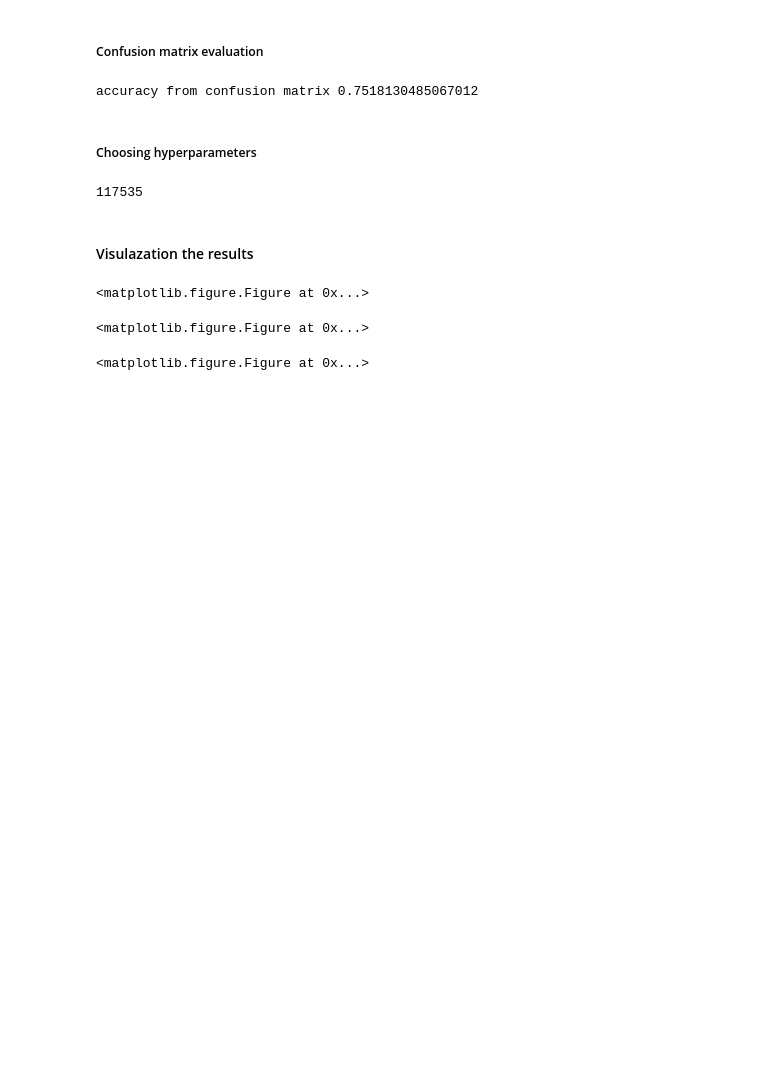
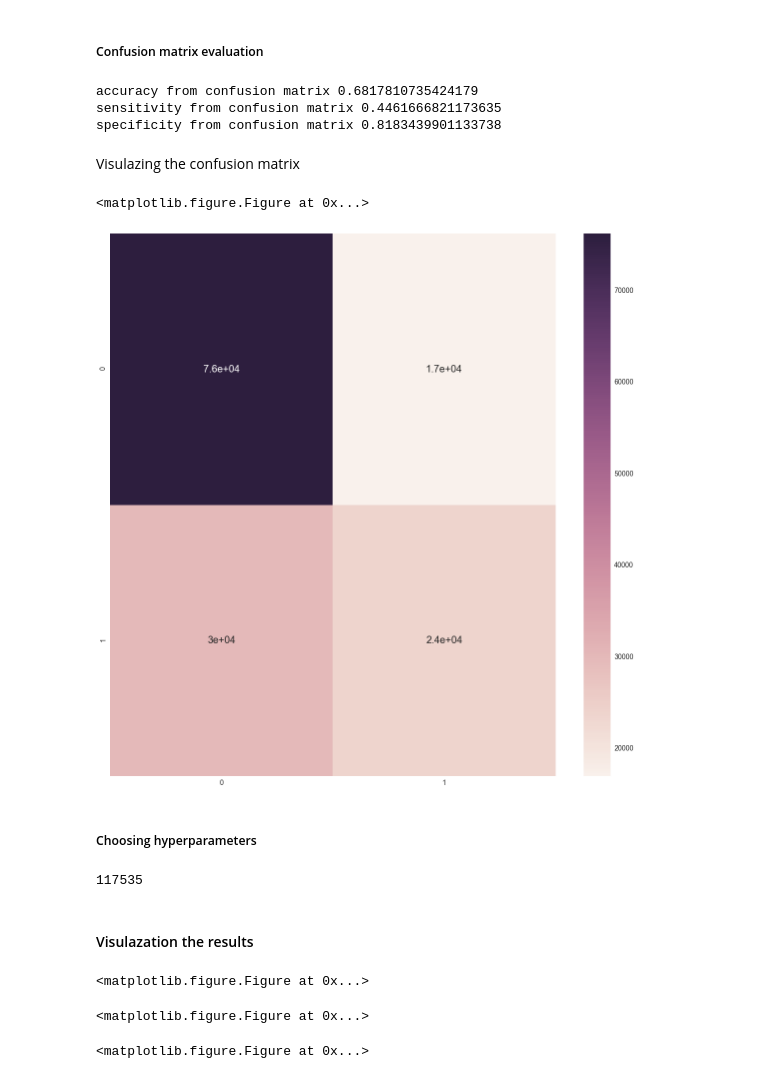
Before and after one commit to leilanorouzi/DataScinceProjects, a Jupyter notebook: Restaurant_forcats_forcast_model.ipynb, the cells around one changed output. Drawn from its saved outputs; the diff is of its cells as text; code cells hidden in the pictures; blank space fills up the shorter version.

```diff
--- a/Restaurant_forcats_forcast_model.ipynb
+++ b/Restaurant_forcats_forcast_model.ipynb
@@ -56,3 +40,7 @@ modelinput=data.loc[:,[ 'genre', 'area', 'holiday', 'day','month','dt','store_in
+# %%
+modelinput=data.loc[:,[ 'dt', 'area_index', 'genre_index', 'genre_area_index','holiday_index', 'store_holiday_index',
+                       'month_index', 'store_month_index','day_month_index','store_index','holiday_day_month_index',
+                       'day_index','store_day_index']]
 # %%
 X=modelinput.values.copy()
-y=data.loc[:,'visitor'].values.copy()
+y_org=copy.deepcopy(data.loc[:,['visitor','store_index']].values)
@@ -80,14 +64,0 @@ len(X[0,:])
-# %%
-y_org=copy.deepcopy(y)
-
-for i ,item in enumerate(y):
-    if item <10: y[i]=1
-#    if item >=5 and item <10 :y[i]=2
-#    if item >=10 and item <15 :y[i]=3
-#    if item >=15 and item <20 :y[i]=4
-#    if item >=20 and item <30 :y[i]=5
-#    if item >=30 and item <40 :y[i]=6
-#    if item >=40 and item <50:y[i]=7
-#    if item >=50 and item <60 :y[i]=8
-#    if item >=60 and item <70 :y[i]=9
-    if item >=10: y[i]=2
@@ -94,3 +68,9 @@ for i ,item in enumerate(y):
+# %%
+y=np.zeros(len(y_org),int)
+
+for i ,item in enumerate(y_org[:,0]):
+    if item <np.around(y_org[i,1]): y[i]=1
+    if item >=np.around(y_org[i,1]): y[i]=2
 # %% [markdown]
 ##### Checking for imbalanced data
 # %%
@@ -170,9 +144,30 @@ NP = fn+tp # Num positive examples
 NN = tn+fp # Num negative examples
 N  = NP+NN
 CONFM_accuracy=(tp+tn)/N
+CONFM_sensitivity = tp / (tp + fn)
+CONFM_specificity = tn / (fp + tn)
 print('accuracy from confusion matrix',CONFM_accuracy)
+print('sensitivity from confusion matrix',CONFM_sensitivity)
+print('specificity from confusion matrix',CONFM_specificity)
 # %% [output]
-accuracy from confusion matrix 0.7518130485067012
+accuracy from confusion matrix 0.6817810735424179
+sensitivity from confusion matrix 0.4461666821173635
+specificity from confusion matrix 0.8183439901133738
+# %% [markdown]
+Visulazing the confusion matrix
+# %%
+import matplotlib.pyplot as plt
+import seaborn as sn
+fig=plt.figure(figsize=(20, 20))
+
+sn.set(font_scale=1.4)#for label size
+sn.heatmap(CONFM, annot=True,annot_kws={"size": 20})# font size
+plt.show()
+fig.savefig(os.path.join(output_data_path,'Confusion_Matrix_.png'))   # save the figure to file\n",
+plt.close(fig)
+# %% [output]
+<matplotlib.figure.Figure at 0x...>
+[figure, added]
 # %% [markdown]
 ##### Choosing hyperparameters
 # %%
```
Also changed, not shown: parts of 12 cells of this notebook.
